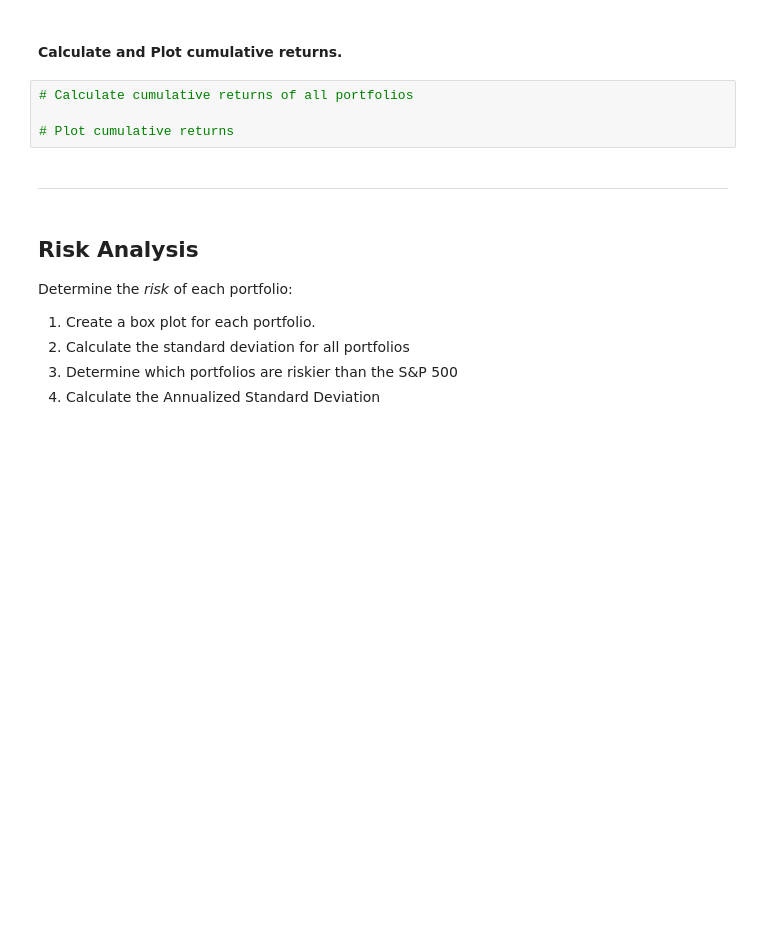
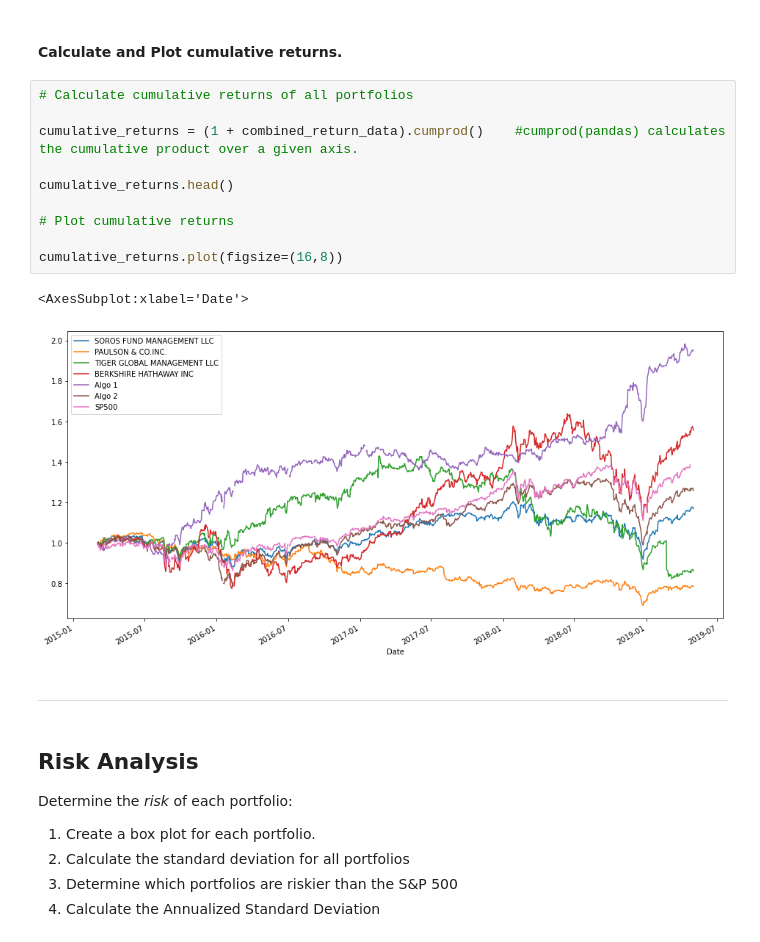
Before and after one commit to gokhanunal34/pandasSkillsApplications, a Jupyter notebook: whale_analysis.ipynb, the cells around one changed output. Saved outputs shown, nothing was run; the diff lists cells and outputs as text; blank space fills up the shorter version.

```diff
--- a/whale_analysis.ipynb
+++ b/whale_analysis.ipynb
@@ -167,7 +230,16 @@ In this section, you will calculate and visualize performance and risk metrics f
 # %%
 # Calculate cumulative returns of all portfolios
 
+cumulative_returns = (1 + combined_return_data).cumprod()    #cumprod(pandas) calculates the cumulative product over a given axis.
+
+cumulative_returns.head()
+
 # Plot cumulative returns
+
+cumulative_returns.plot(figsize=(16,8))
+# %% [output]
+<AxesSubplot:xlabel='Date'>
+[figure, added]
 # %% [markdown]
 ---
 # %% [markdown]
```
Also changed, not shown: parts of 13 cells of this notebook.
